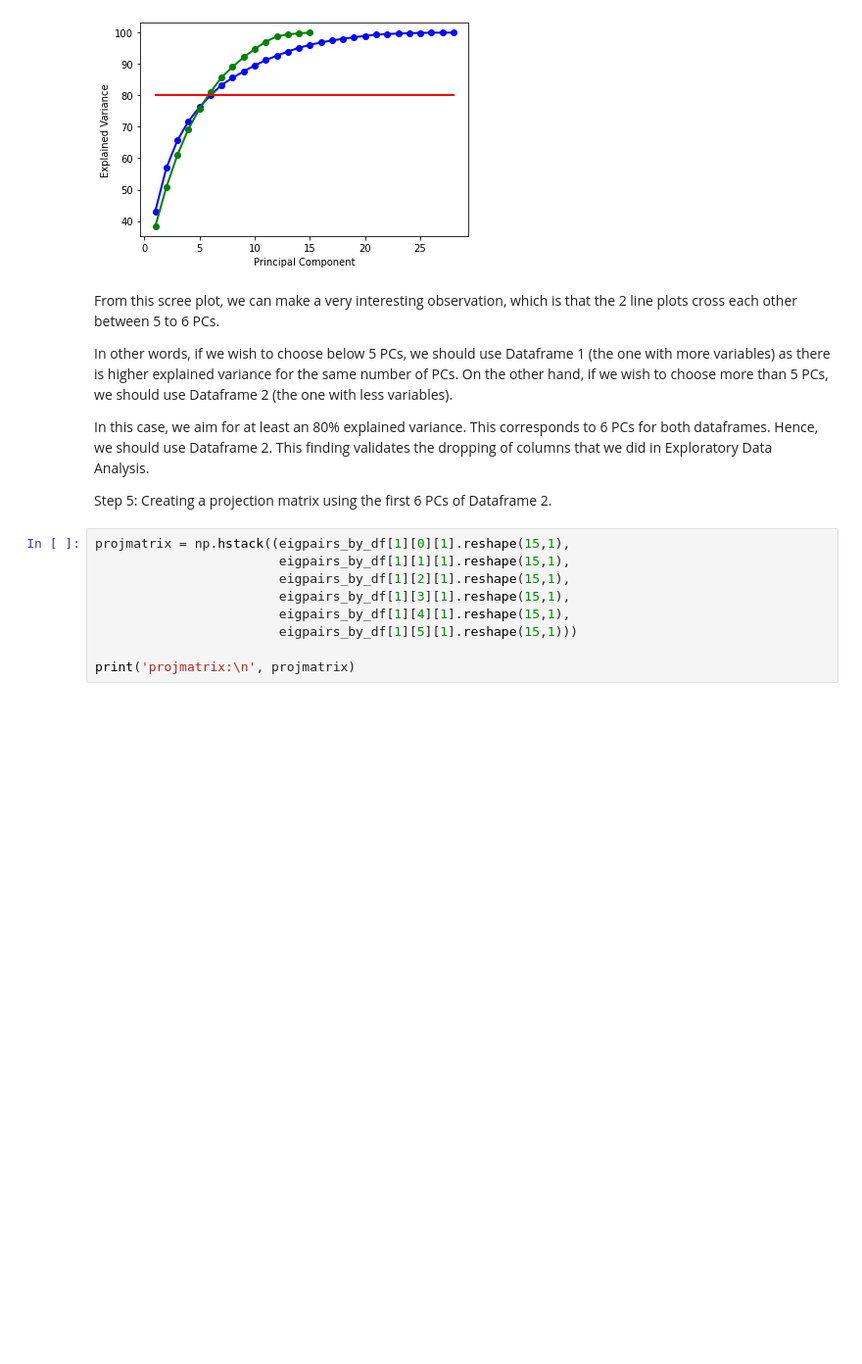
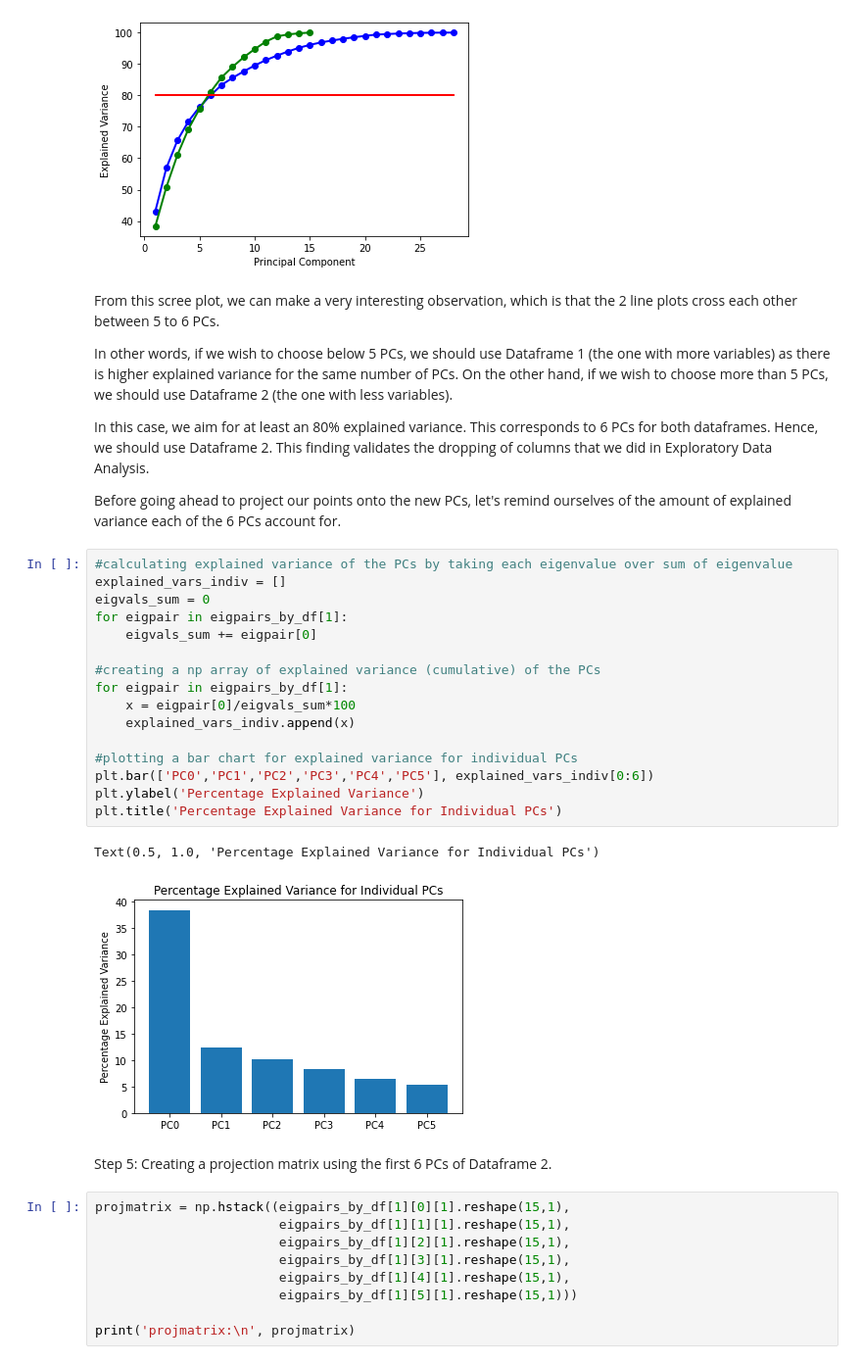
Before and after one commit to Snail664/country-clustering, a Jupyter notebook: PCA.ipynb, the cells around one changed output. Shown: that part at 98% size. Saved outputs shown, nothing was run; the diff lists cells and outputs as text; blank space fills up the shorter version.

```diff
--- a/PCA.ipynb
+++ b/PCA.ipynb
@@ -340,8 +340,28 @@ In other words, if we wish to choose below 5 PCs, we should use Dataframe 1 (the
 
 In this case, we aim for at least an 80% explained variance. This corresponds to 6 PCs for both dataframes. Hence, we should use Dataframe 2. This finding validates the dropping of columns that we did in Exploratory Data Analysis.
 
-
-Step 5: Creating a projection matrix using the first 6 PCs of Dataframe 2.
+Before going ahead to project our points onto the new PCs, let's remind ourselves of the amount of explained variance each of the 6 PCs account for.
+# %%
+#calculating explained variance of the PCs by taking each eigenvalue over sum of eigenvalue
+explained_vars_indiv = []
+eigvals_sum = 0
+for eigpair in eigpairs_by_df[1]:
+    eigvals_sum += eigpair[0]
+
+#creating a np array of explained variance (cumulative) of the PCs
+for eigpair in eigpairs_by_df[1]:
+    x = eigpair[0]/eigvals_sum*100
+    explained_vars_indiv.append(x)
+
+#plotting a bar chart for explained variance for individual PCs
+plt.bar(['PC0','PC1','PC2','PC3','PC4','PC5'], explained_vars_indiv[0:6])
+plt.ylabel('Percentage Explained Variance')
+plt.title('Percentage Explained Variance for Individual PCs')
+# %% [output]
+Text(0.5, 1.0, 'Percentage Explained Variance for Individual PCs')
+[figure, added]
+# %% [markdown]
+Step 5: Creating a projection matrix using the first 6 PCs of Dataframe 2.
 # %%
 projmatrix = np.hstack((eigpairs_by_df[1][0][1].reshape(15,1),
                         eigpairs_by_df[1][1][1].reshape(15,1),
```
Also changed, not shown: 1 other file.
